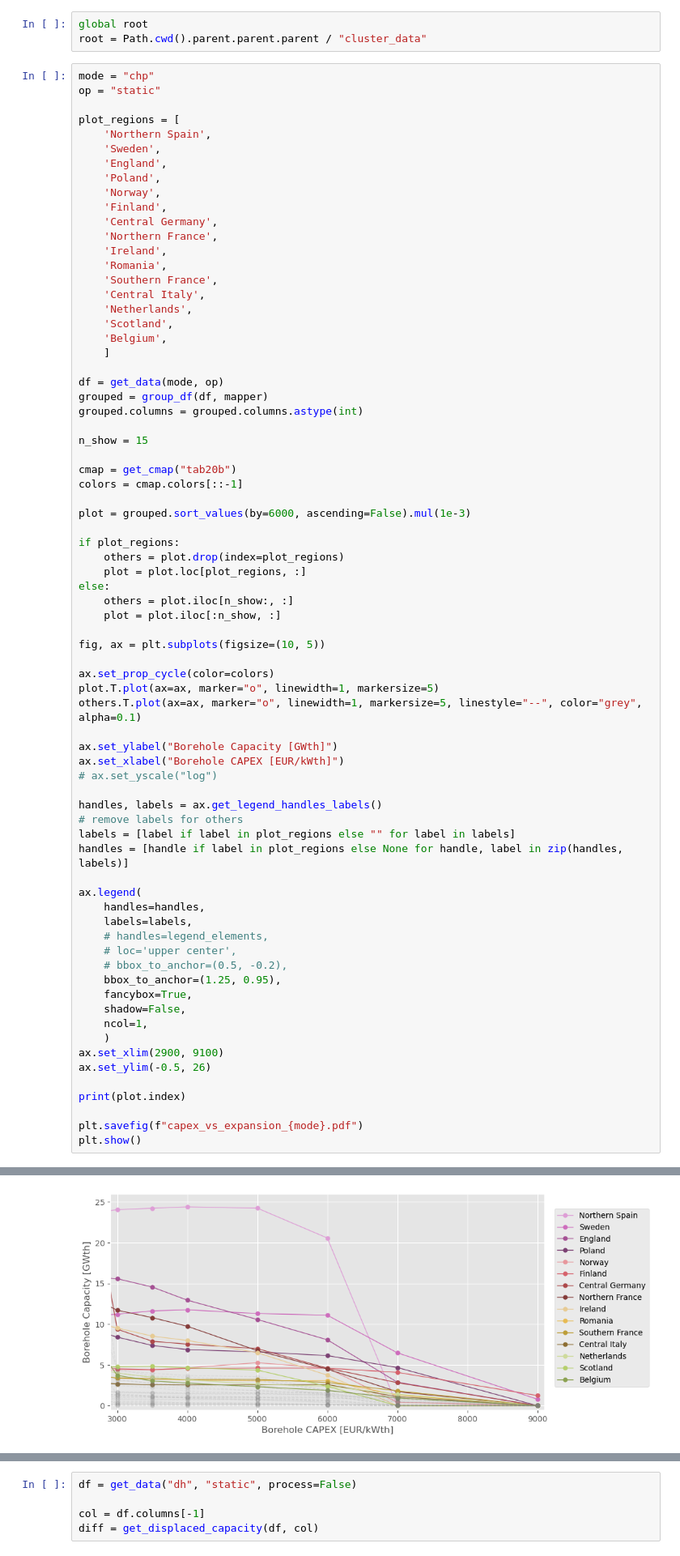
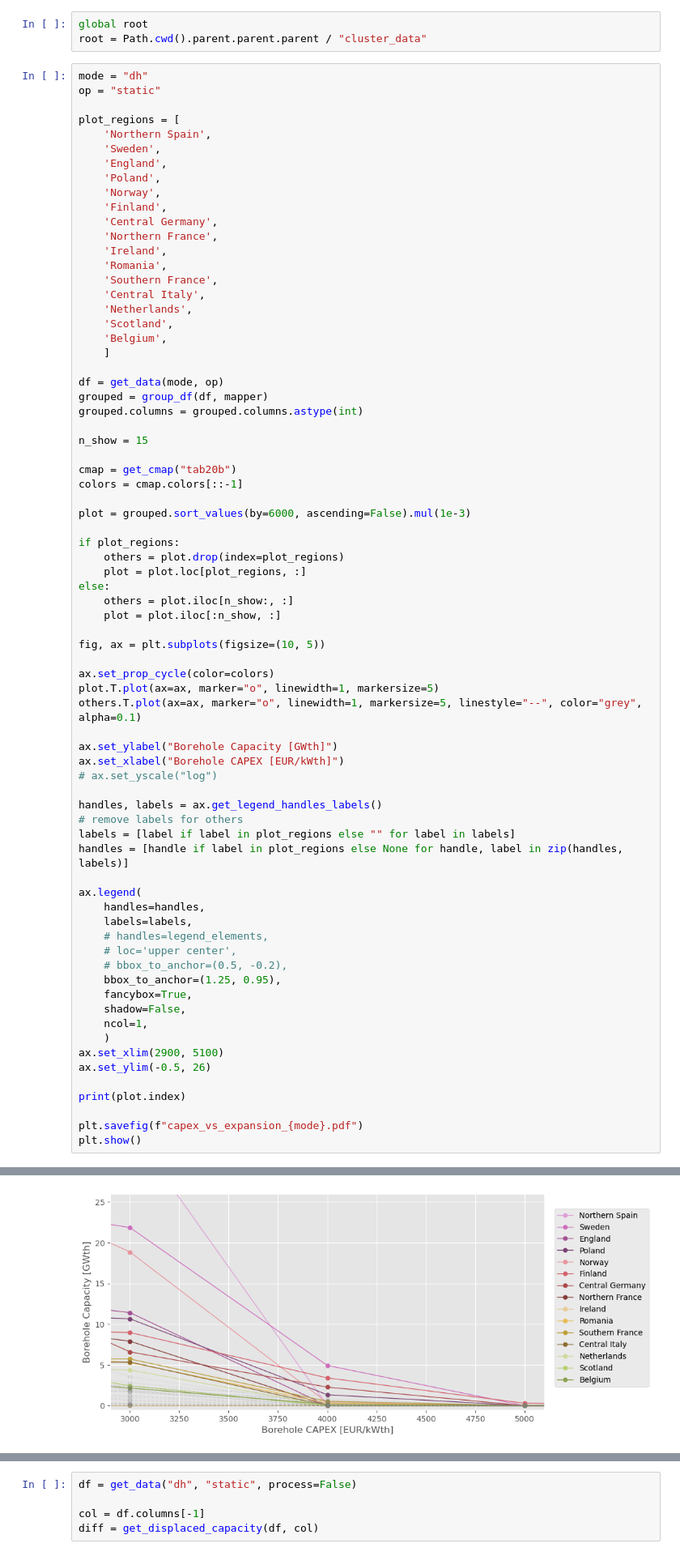
Before and after one commit to LukasFrankenQ/egs_market_integration, a Jupyter notebook: notebooks/plot_spatial_distribution.ipynb, the cells around one changed output, grey strips where cells are left out. Shown: that part at 81% size. Drawn from its saved outputs; the diff is of its cells as text.

Commit message:
improved plotting

```diff
--- a/notebooks/plot_spatial_distribution.ipynb
+++ b/notebooks/plot_spatial_distribution.ipynb
@@ -166,7 +166,7 @@ regions
 global root
 root = Path.cwd().parent.parent.parent / "cluster_data"
 # %%
-mode = "chp"
+mode = "dh"
 op = "static"
 
 plot_regions = [
@@ -219,35 +219,35 @@ handles, labels = ax.get_legend_handles_labels()
 # remove labels for others
 labels = [label if label in plot_regions else "" for label in labels]
 handles = [handle if label in plot_regions else None for handle, label in zip(handles, labels)]
 
 ax.legend(
     handles=handles,
     labels=labels,
     # handles=legend_elements,
     # loc='upper center',
     # bbox_to_anchor=(0.5, -0.2),
     bbox_to_anchor=(1.25, 0.95),
     fancybox=True,
     shadow=False,
     ncol=1,
     )
-ax.set_xlim(2900, 9100)
+ax.set_xlim(2900, 5100)
 ax.set_ylim(-0.5, 26)
 
 print(plot.index)
 
 plt.savefig(f"capex_vs_expansion_{mode}.pdf")
 plt.show()
 # %% [output]
 A proxy artist may be used instead.
 See: https://matplotlib.org/users/legend_guide.html#creating-artists-specifically-for-adding-to-the-legend-aka-proxy-artists
   ax.legend(
 Index(['Northern Spain', 'Sweden', 'England', 'Poland', 'Norway', 'Finland',
        'Central Germany', 'Northern France', 'Ireland', 'Romania',
        'Southern France', 'Central Italy', 'Netherlands', 'Scotland',
        'Belgium'],
       dtype='object')
-[figure, old version]
+[figure, new version]
 # %%
 fig, ax = plt.subplots(figsize=(20, 10))
 
```
Also changed, not shown: 2 other files.
